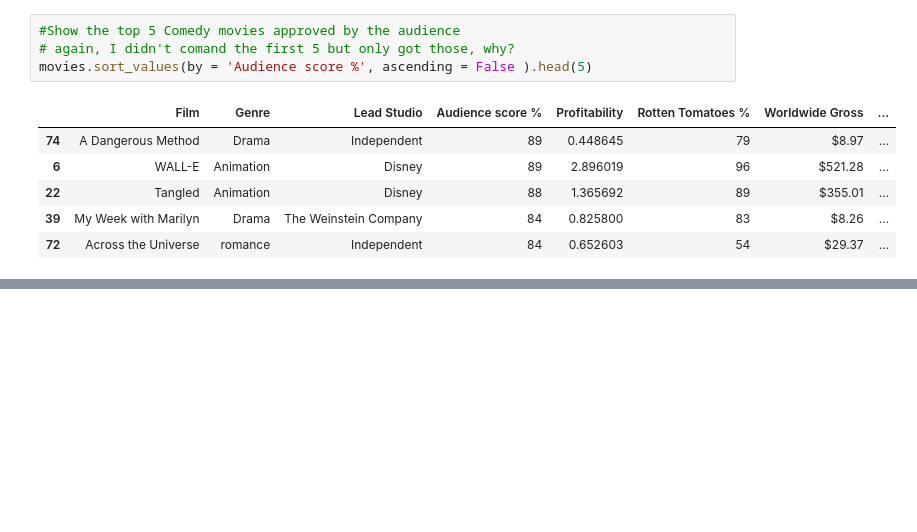
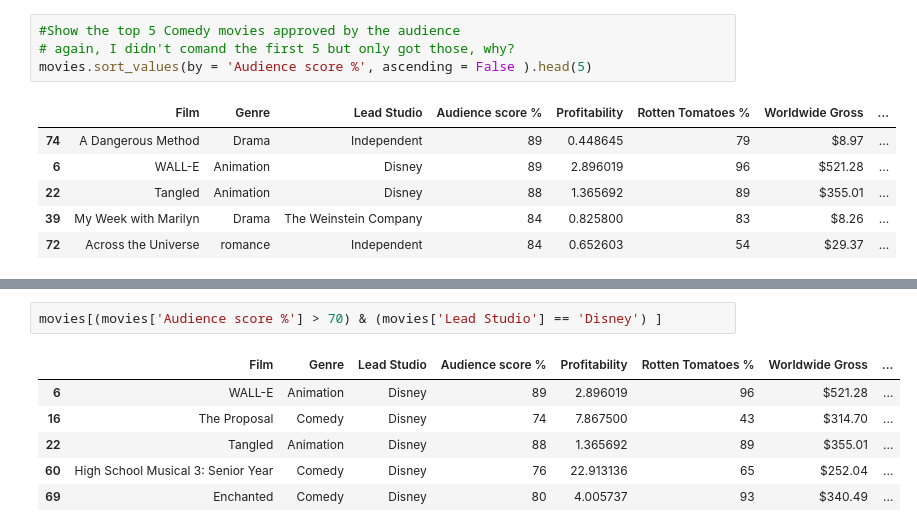
Before and after one commit to Anitagg1/Phyton-Workshop, a Jupyter notebook: week2.ipynb, the cells around one changed output, grey strips where cells are left out. Drawn from its saved outputs; the diff is of its cells as text; blank space fills up the shorter version.

```diff
--- a/week2.ipynb
+++ b/week2.ipynb
@@ -153,0 +178,9 @@ movies.sort_values(by = 'Audience score %', ascending = False ).head(5)
+# %%
+movies[(movies['Audience score %'] > 70) & (movies['Lead Studio'] == 'Disney') ]
+# %% [output]
+|  | Film | Genre | Lead Studio | Audience score % | Profitability | Rotten Tomatoes % | Worldwide Gross | ... |
+| 6 | WALL-E | Animation | Disney | 89 | 2.896019 | 96 | $521.28 | ... |
+| 16 | The Proposal | Comedy | Disney | 74 | 7.867500 | 43 | $314.70 | ... |
+| 22 | Tangled | Animation | Disney | 88 | 1.365692 | 89 | $355.01 | ... |
+| 60 | High School Musical 3: Senior Year | Comedy | Disney | 76 | 22.913136 | 65 | $252.04 | ... |
+| 69 | Enchanted | Comedy | Disney | 80 | 4.005737 | 93 | $340.49 | ... |
```
Also changed, not shown: parts of 11 cells of this notebook.
